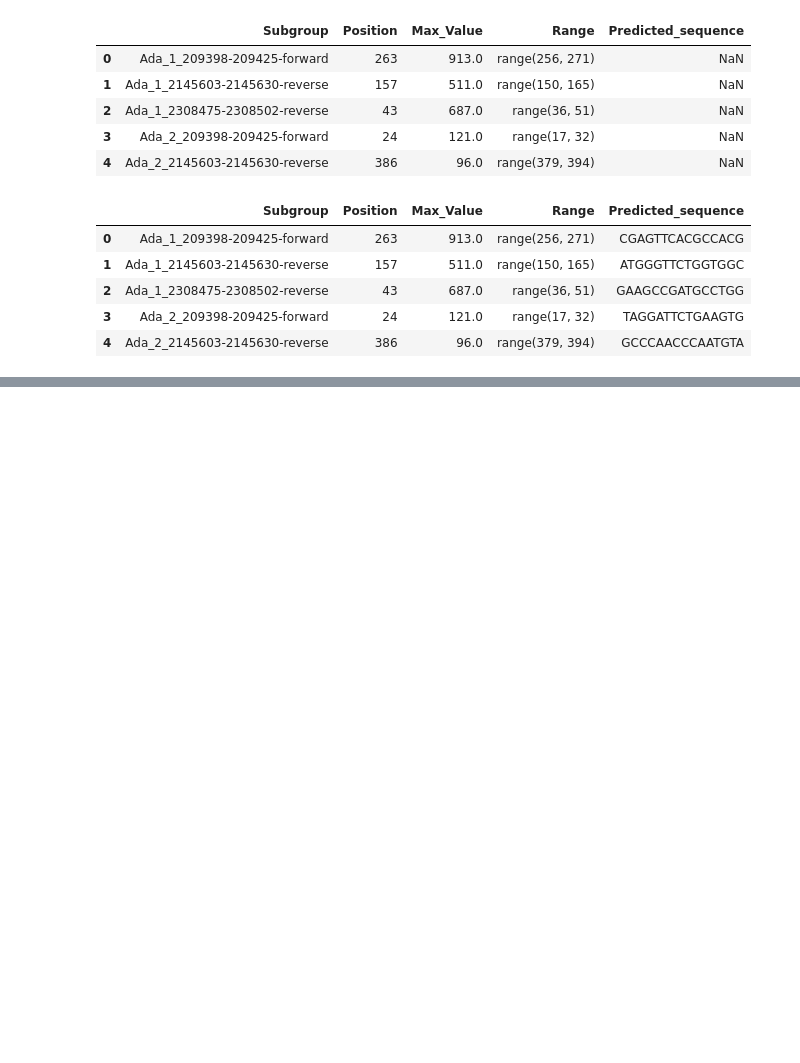
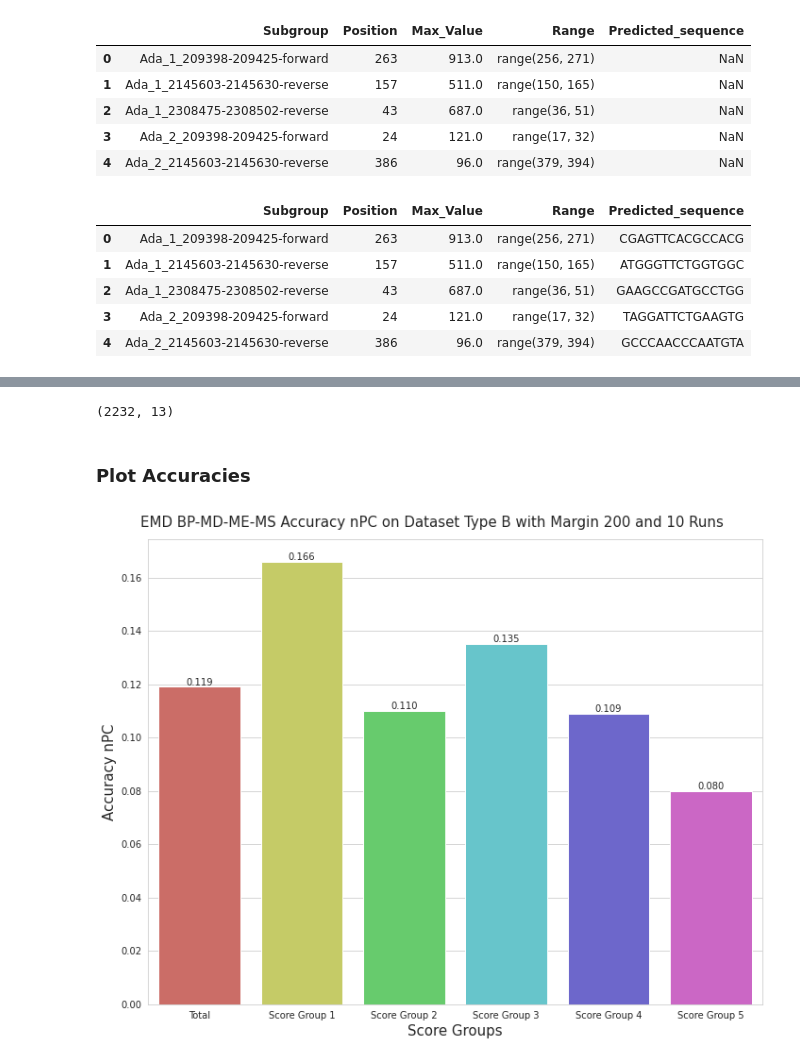
Before and after one commit to SpyrosAlvanakis/Molecular_Algorithms_project, a Jupyter notebook: Run_EMD_Pipeline.ipynb, the cells around one changed output, grey strips where cells are left out. Drawn from its saved outputs; the diff is of its cells as text; code cells hidden in the pictures; blank space fills up the shorter version.

```diff
--- a/Run_EMD_Pipeline.ipynb
+++ b/Run_EMD_Pipeline.ipynb
@@ -314,0 +348,11 @@ added_sites_seq_df.to_csv(f'CSVs/extraction/positions_{algs}_sites_seq.csv', ind
+# %%
+predictions_df = pd.read_csv(os.path.join(os.getcwd(), f'CSVs/extraction/positions_{algs}_with_metrics.csv'))
+print(predictions_df.shape)
+# %% [output]
+(2232, 13)
+# %% [markdown]
+### Plot Accuracies
+# %%
+plot_nucleotide_accuracies(predictions_df)
+# %% [output]
+[figure, added]
```
Also changed, not shown: parts of 12 cells of this notebook, 1 other file.
